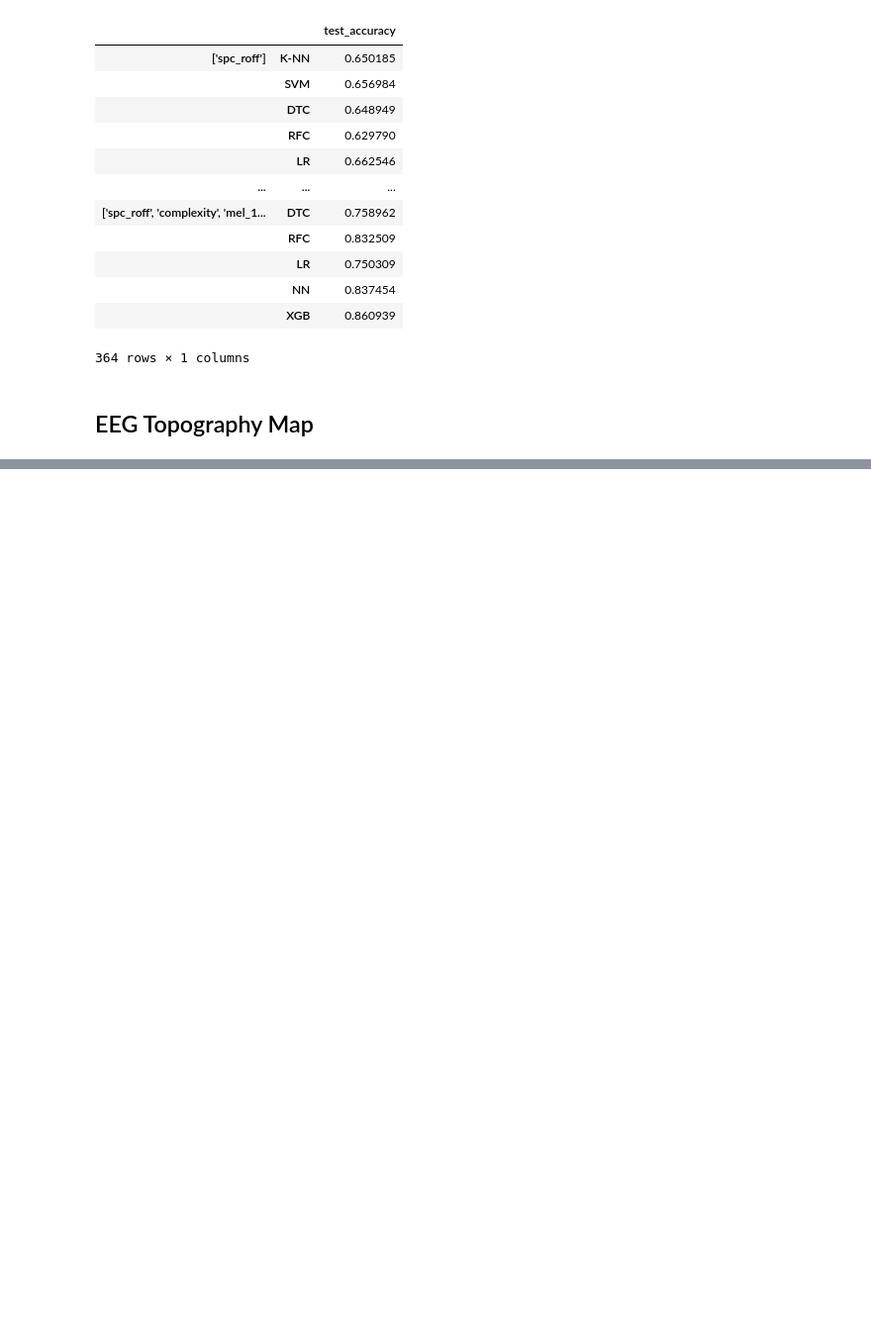
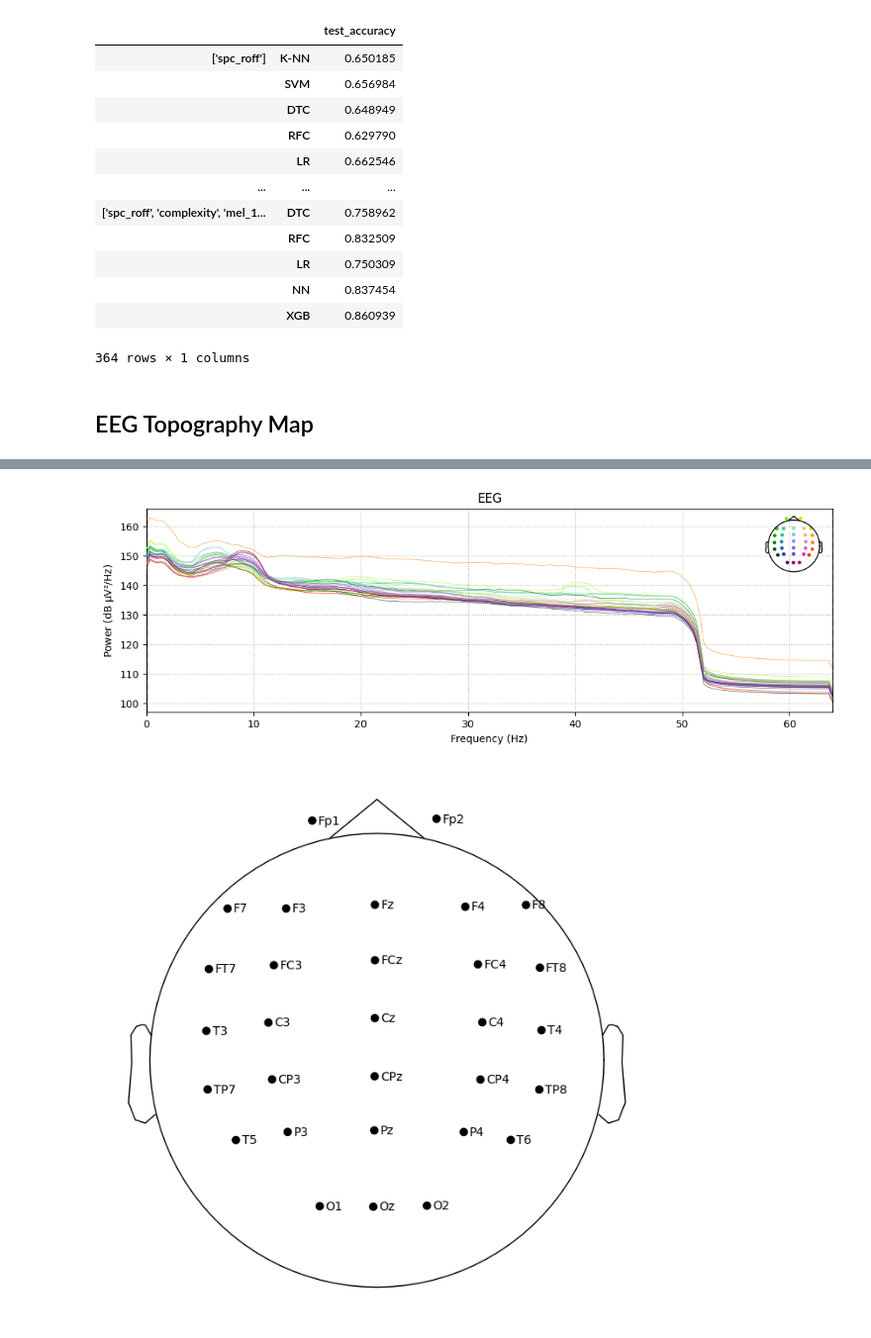
Before and after one commit to KemalcanKucuk/eeg-attention, a Jupyter notebook: visualization.ipynb, the cells around one changed output, grey strips where cells are left out. Shown at 99% size. Saved outputs shown, nothing was run; the diff lists cells and outputs as text; code cells hidden in the pictures; blank space fills up the shorter version.

```diff
--- a/visualization.ipynb
+++ b/visualization.ipynb
@@ -129,0 +239,5 @@ utils.incremental_training(dataset, channel_list=constants.SELECTED_CHANNELS, fe
+# %%
+epochs_sub1.plot_sensors(show_names=True)
+# %% [output]
+[figure, added]
+[figure, added]
```
Also changed, not shown: parts of 18 cells of this notebook, 1 other file.
